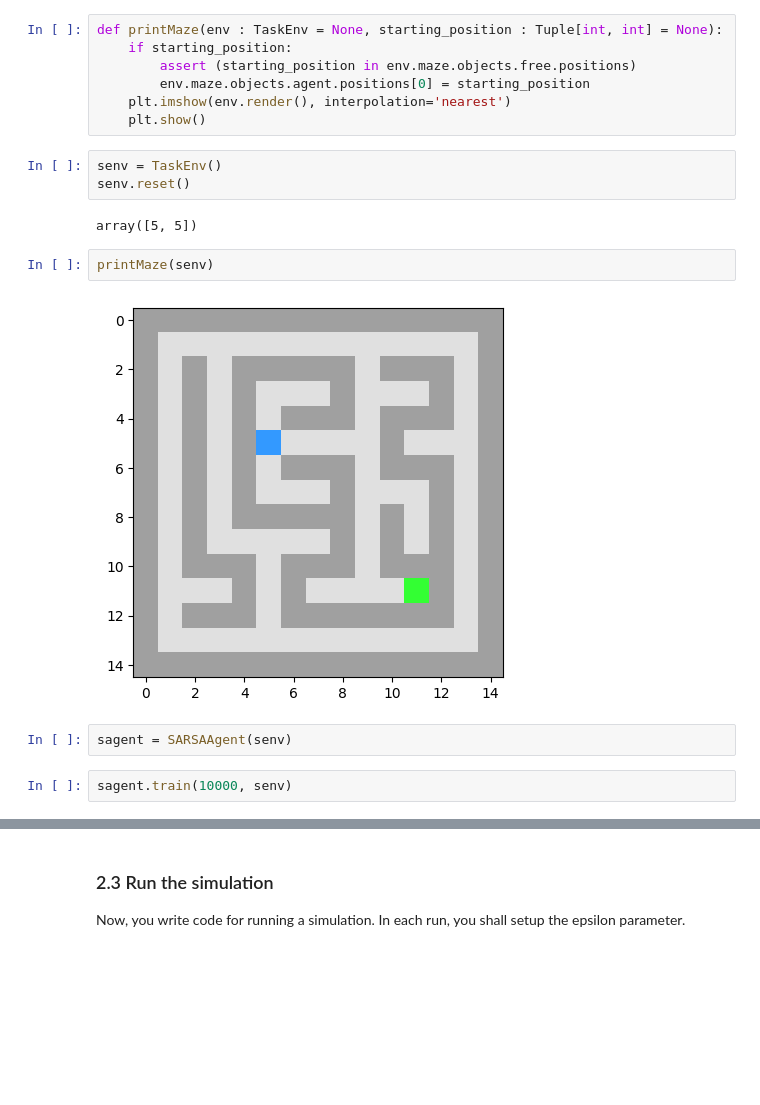
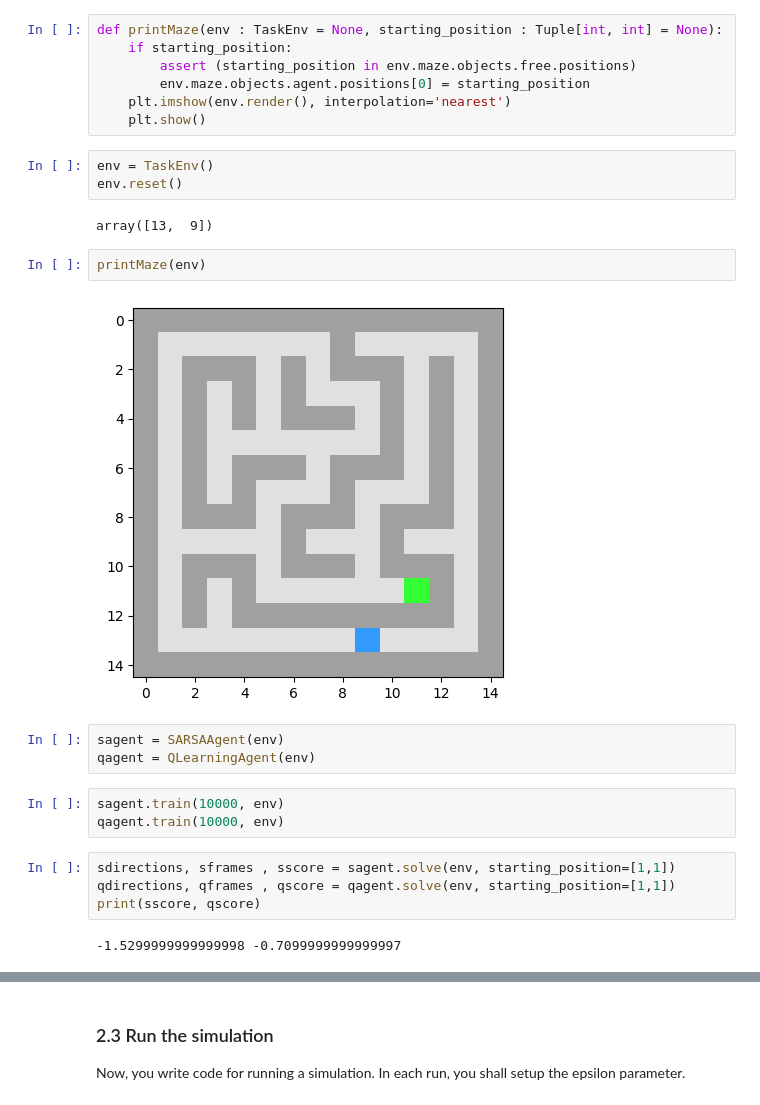
Before and after one commit to MarognaLorenzo/ApplicationOfMachineLearning, a Jupyter notebook: Assignment4/notebooks/Lorenzo.ipynb, the cells around one changed output, grey strips where cells are left out. Cells and saved outputs as stored; diff of their text form; blank space fills up the shorter version.

Commit message:
starting running comparisons

```diff
--- a/Assignment4/notebooks/Lorenzo.ipynb
+++ b/Assignment4/notebooks/Lorenzo.ipynb
@@ -303,15 +369,23 @@ def printMaze(env : TaskEnv = None, starting_position : Tuple[int, int] = None):
     plt.imshow(env.render(), interpolation='nearest')
     plt.show()
 # %%
-senv = TaskEnv()
-senv.reset()
+env = TaskEnv()
+env.reset()
 # %% [output]
-array([5, 5])
+array([13,  9])
 # %%
-printMaze(senv)
+printMaze(env)
 # %% [output]
-[figure, old version]
+[figure, new version]
-# %%
-sagent = SARSAAgent(senv)
+# %%
+sagent = SARSAAgent(env)
+qagent = QLearningAgent(env)
 # %%
-sagent.train(10000, senv)
+sagent.train(10000, env)
+qagent.train(10000, env)
+# %%
+sdirections, sframes , sscore = sagent.solve(env, starting_position=[1,1])
+qdirections, qframes , qscore = qagent.solve(env, starting_position=[1,1])
+print(sscore, qscore)
+# %% [output]
+-1.5299999999999998 -0.7099999999999997
```
Also changed, not shown: parts of 16 cells of this notebook.
